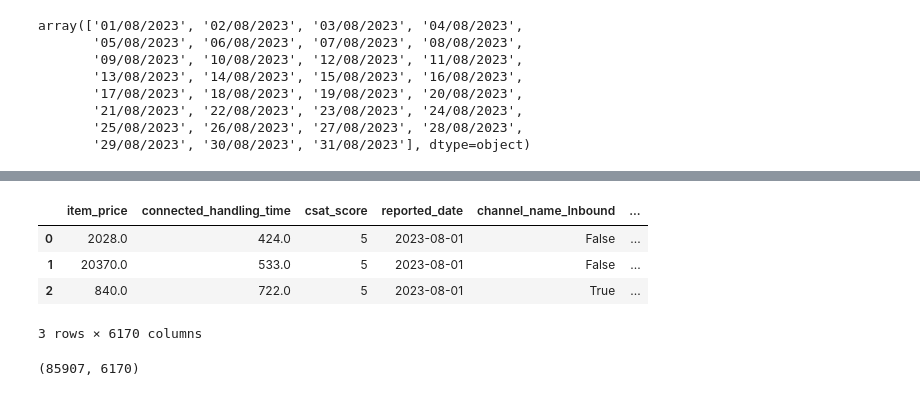
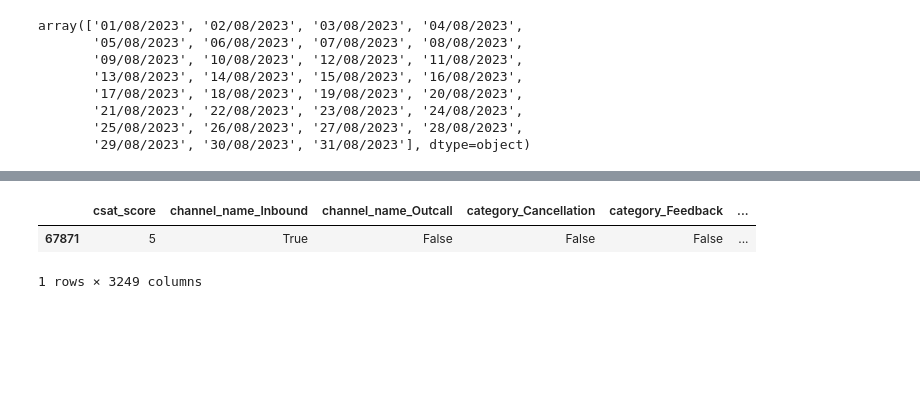
Before and after one commit to Isabelle-Thong/DS-Capstone, a Jupyter notebook: Ecommerce-Capstone.ipynb, the cells around one changed output, grey strips where cells are left out. Drawn from its saved outputs; the diff is of its cells as text; code cells hidden in the pictures; blank space fills up the shorter version.

```diff
--- a/Ecommerce-Capstone.ipynb
+++ b/Ecommerce-Capstone.ipynb
@@ -362,0 +354,5 @@ NameError: name 'df' is not defined
+# %%
+# Drop columns
+df.drop(columns = ['survey_response_date', 'responded_date', 'reported_date', 'reported_time',
+                   'responded_date', 'responded_time', 'issue_reported_at', 'issue_responded'], inplace = True)
+df.head(1)
@@ -362,0 +374,4 @@ NameError: name 'df' is not defined
+# %%
+# Drop columns
+df.drop(columns = ['time_taken', 'item_price', 'connected_handling_time'], inplace = True)
+df.head(1)
@@ -362,0 +478,3 @@ NameError: name 'df' is not defined
+# %%
+df_sampled = df.sample(n=10000, random_state=42)
+df_sampled.head(1)
@@ -363,17 +564,11 @@ NameError: name 'df' is not defined
 # %%
 # Identify categorical data and dummify them
-categorical_cols = df.select_dtypes(include=['object']).columns.tolist()
+categorical_cols = df_sampled.select_dtypes(include=['object']).columns.tolist()
 
-df = pd.get_dummies(columns=categorical_cols, drop_first=True, data=df)
+df_sampled = pd.get_dummies(columns=categorical_cols, drop_first=True, data=df_sampled)
 # %%
-df.head(3)
+df_sampled.head(1)
 # %% [output]
-|  | item_price | connected_handling_time | csat_score | reported_date | channel_name_Inbound | ... |
-| 0 | 2028.0 | 424.0 | 5 | 2023-08-01 | False | ... |
-| 1 | 20370.0 | 533.0 | 5 | 2023-08-01 | False | ... |
-| 2 | 840.0 | 722.0 | 5 | 2023-08-01 | True | ... |
+|  | csat_score | channel_name_Inbound | channel_name_Outcall | category_Cancellation | category_Feedback | ... |
+| 67871 | 5 | True | False | False | False | ... |
-3 rows × 6170 columns
+1 rows × 3249 columns
-# %%
-df.shape
-# %% [output]
-(85907, 6170)
```
Also changed, not shown: parts of 46 cells of this notebook.
